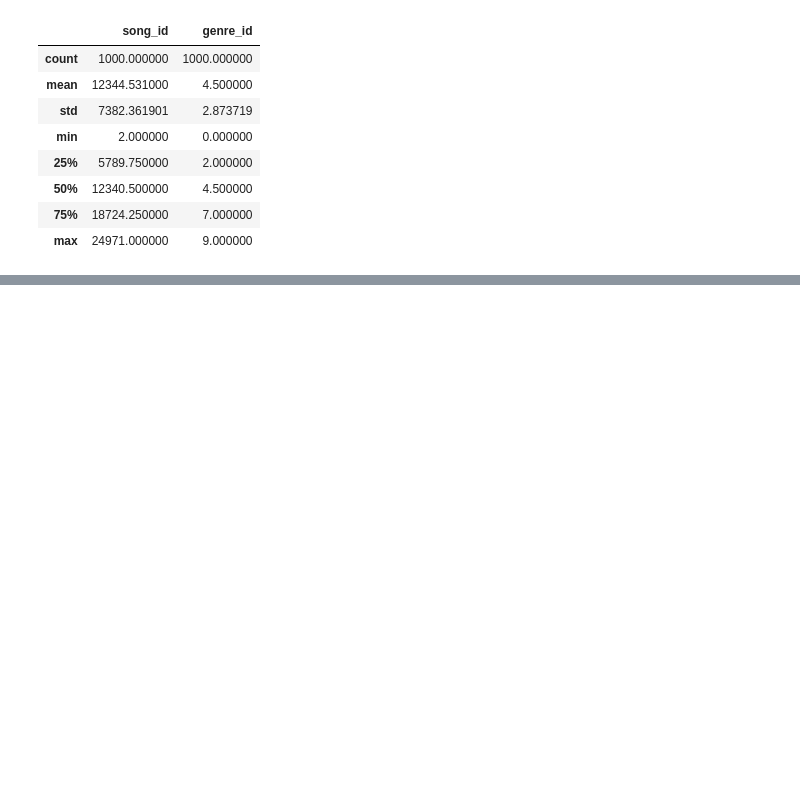
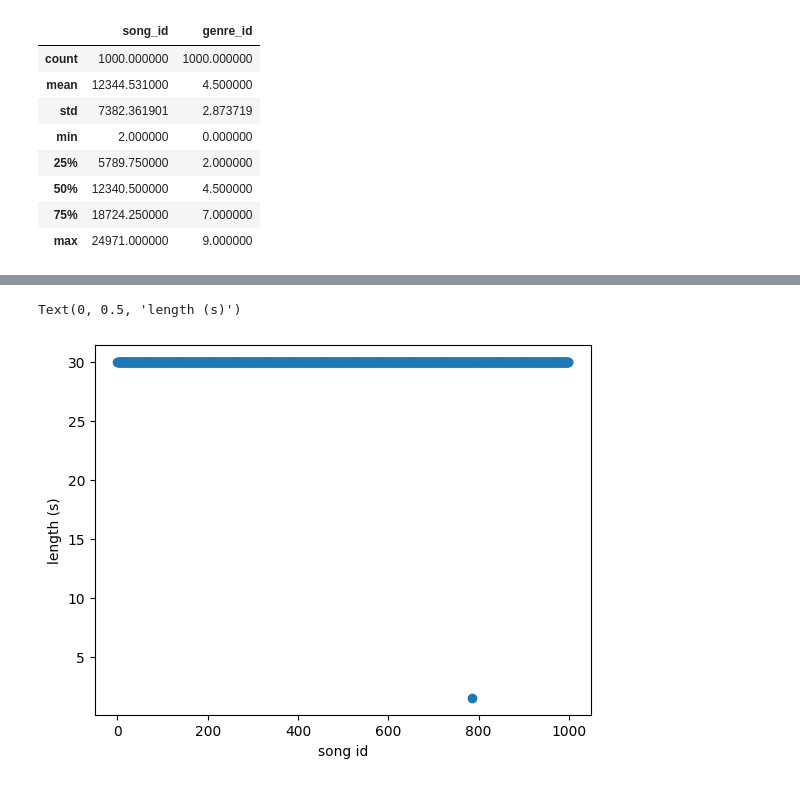
Before and after one commit to allispaul/audiobot, a Jupyter notebook: EDA/Audiobots_Data_Exploration.ipynb, the cells around one changed output, grey strips where cells are left out. Saved outputs shown, nothing was run; the diff lists cells and outputs as text; code cells hidden in the pictures; blank space fills up the shorter version.

```diff
--- a/EDA/Audiobots_Data_Exploration.ipynb
+++ b/EDA/Audiobots_Data_Exploration.ipynb
@@ -45,4 +70,9 @@ drive.mount('/content/drive')
 Alternatively, you can download the data from scratch
 # %%
 # !wget https://huggingface.co/datasets/lewtun/music_genres_small/resolve/main/data/train-00000-of-00001-63d68663287b1638.parquet?download=true
+# spoopier way
+songs = load_dataset("lewtun/music_genres_small", split='train')
+songs = songs.cast_column("audio", Audio(sampling_rate=44100)) #resampling
+
+songs
 # %% [output]
@@ -140,0 +253,22 @@ plt.scatter(range(1000),lengths)
+# %%
+#This was meant to do it for the full dataset, but is horrendously slow, and EOM errors half the time
+#SOO, I'm just going to do this 10x like an idiot
+lengths = []
+sounds = []
+averages = []
+stdevs = []
+
+for song in songs:
+    lengths.append(len(song['audio']['array']))
+    # Goodness fuck, this is so fucking slow. There HAS to be a better way to do this
+    averages.append(np.mean(song['audio']['array']))
+    stdevs.append(np.std(song['audio']['array']))
+
+    #sounds.append(song['audio']['array'])
+
+plt.scatter(range(1000), np.array(lengths)/44100)
+plt.xlabel("song id")
+plt.ylabel("length (s)")
+# %% [output]
+Text(0, 0.5, 'length (s)')
+[figure, added]
```
Also changed, not shown: parts of 29 cells of this notebook.
